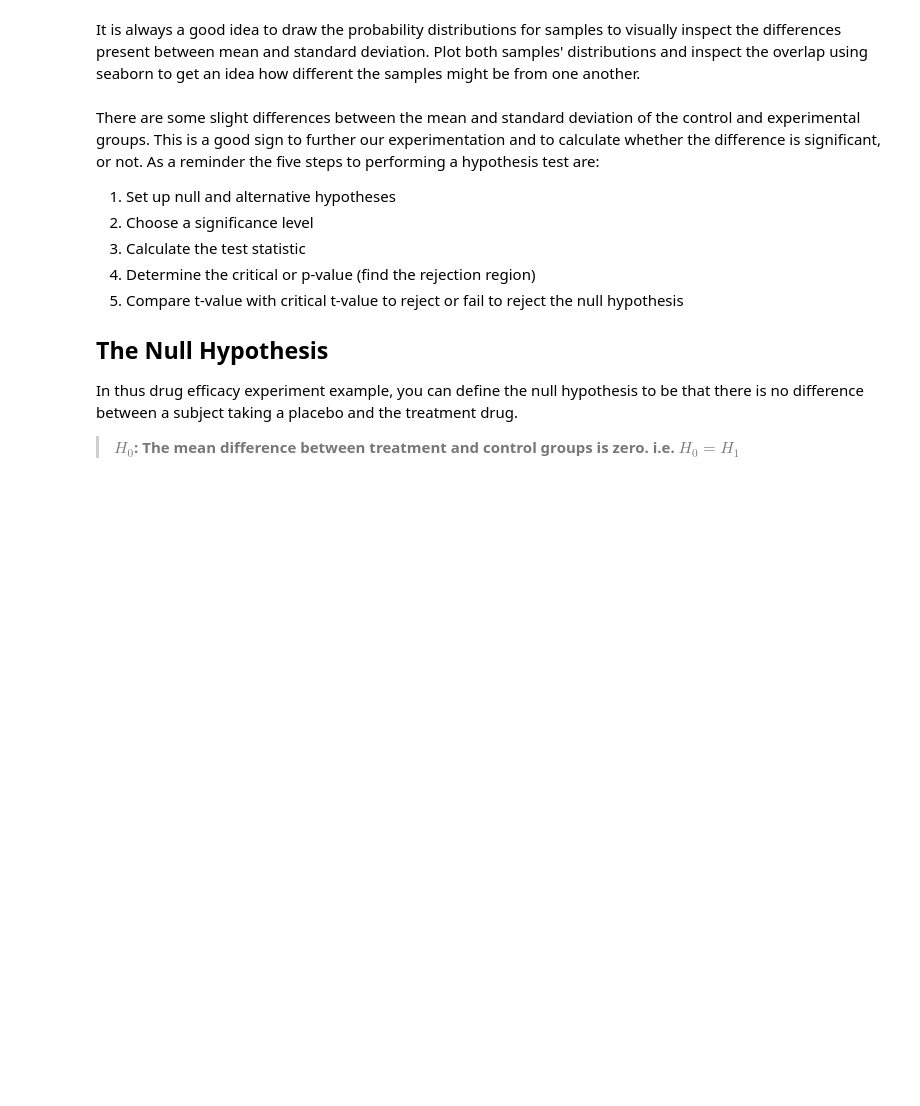
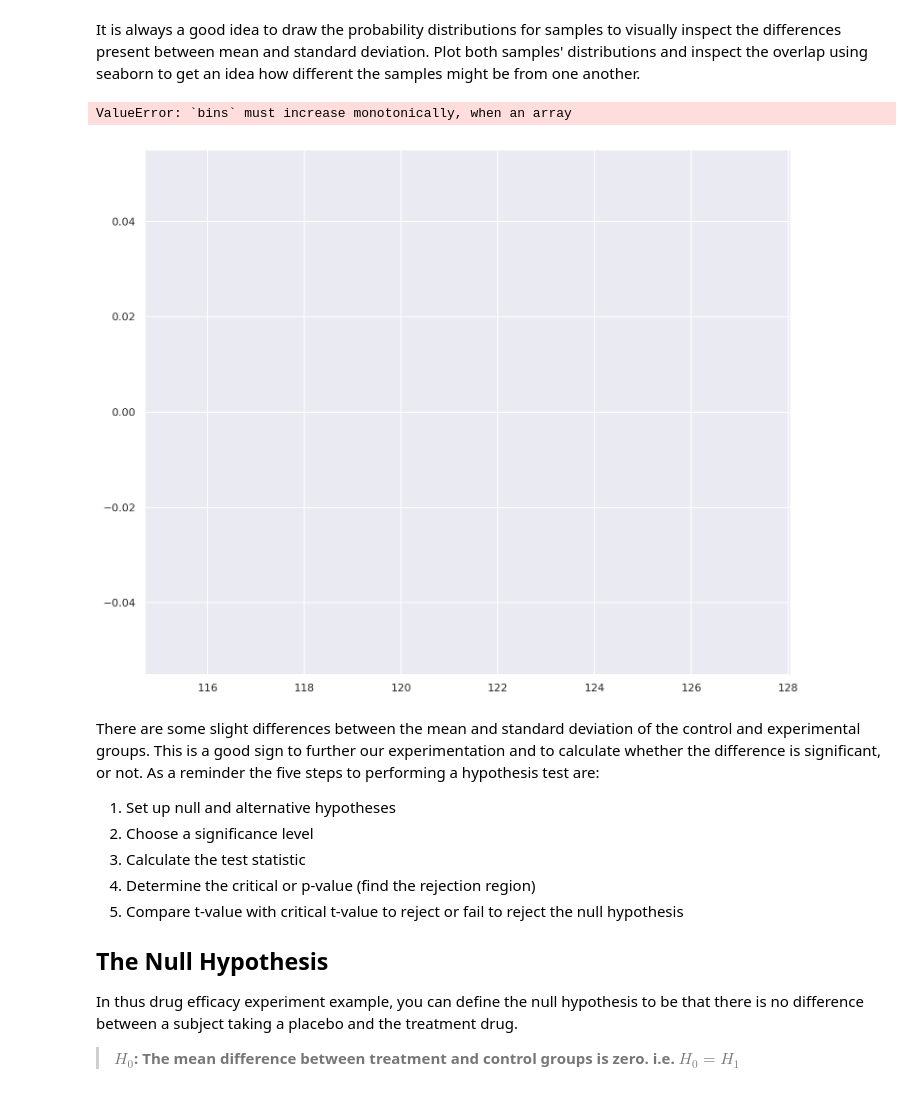
Before and after one commit to harrisonmiller13/dsc-two-sample-t-tests-lab-nyc-ds-060319, a Jupyter notebook: index.ipynb, the cells around one changed output. Saved outputs shown, nothing was run; the diff lists cells and outputs as text; code cells hidden in the pictures; blank space fills up the shorter version.

```diff
--- a/index.ipynb
+++ b/index.ipynb
@@ -70,7 +70,10 @@ Plot both samples' distributions and inspect the overlap using seaborn to get an
 # %%
 sns.set(color_codes=True)
 sns.set(rc={'figure.figsize':(12,10)})
-sns.distplot(control, e)
+sns.distplot(control, exper)
+# %% [output]
+ValueError: `bins` must increase monotonically, when an array
+[figure, added]
 # %% [markdown]
 There are some slight differences between the mean and standard deviation of the control and experimental groups. This is a good sign to further our experimentation and to calculate whether the difference is significant, or not. As a reminder the five steps to performing a hypothesis test are:
 
```
